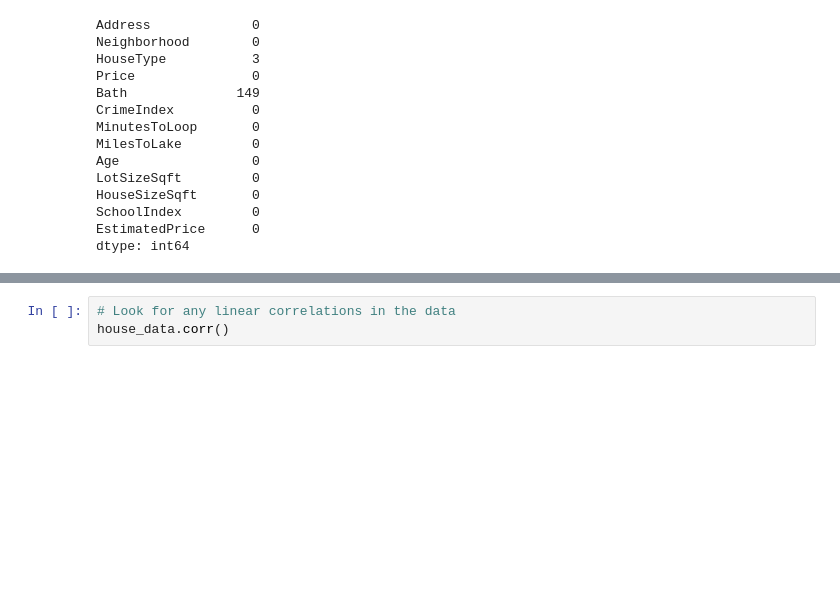
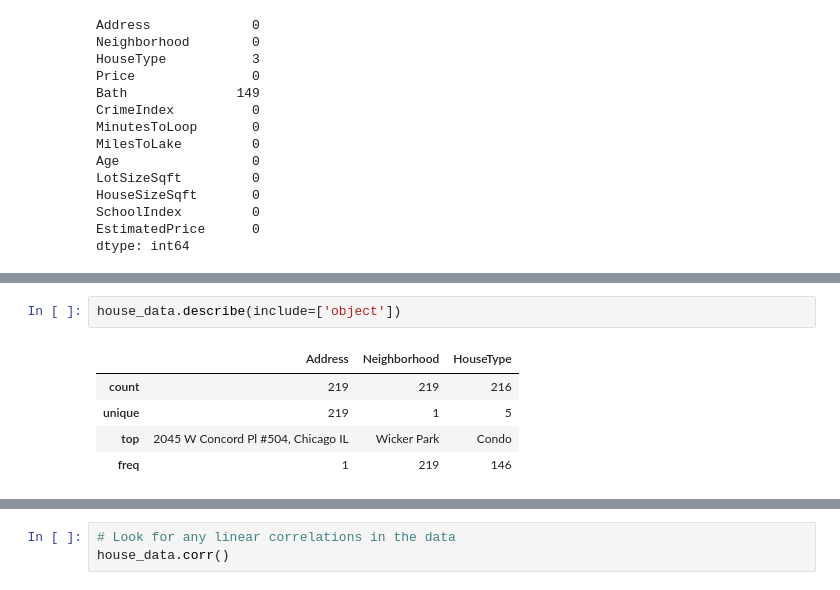
Before and after one commit to jonworkman88/dat11syd, a Jupyter notebook: students/jon/lessons/lesson-04/lab/lesson-04-lab-01_Regression.ipynb, the cells around one changed output, grey strips where cells are left out. Cells and saved outputs as stored; diff of their text form; blank space fills up the shorter version.

```diff
--- a/students/jon/lessons/lesson-04/lab/lesson-04-lab-01_Regression.ipynb
+++ b/students/jon/lessons/lesson-04/lab/lesson-04-lab-01_Regression.ipynb
@@ -68,0 +90,8 @@ house_data.describe()
+# %%
+house_data.describe(include=['object'])
+# %% [output]
+|  | Address | Neighborhood | HouseType |
+| count | 219 | 219 | 216 |
+| unique | 219 | 1 | 5 |
+| top | 2045 W Concord Pl #504, Chicago IL | Wicker Park | Condo |
+| freq | 1 | 219 | 146 |
```
Also changed, not shown: parts of 5 cells of this notebook.
